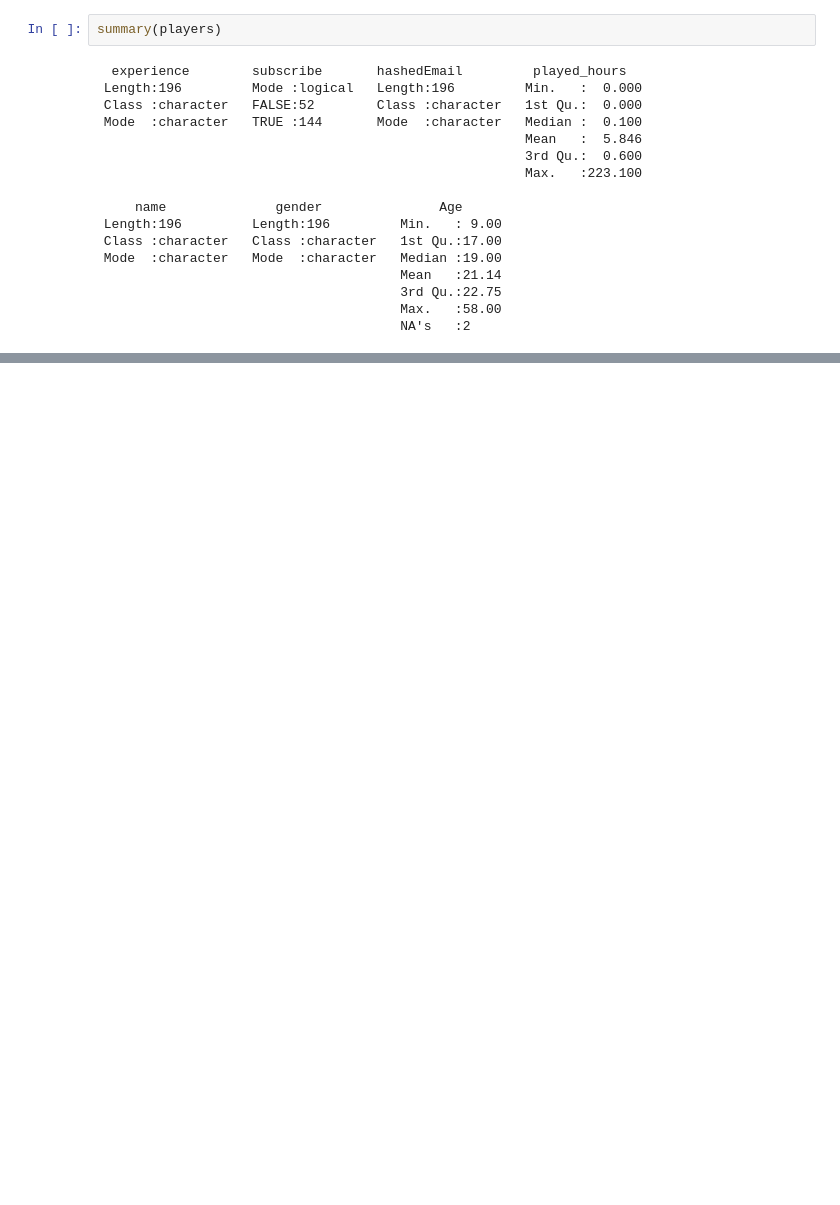
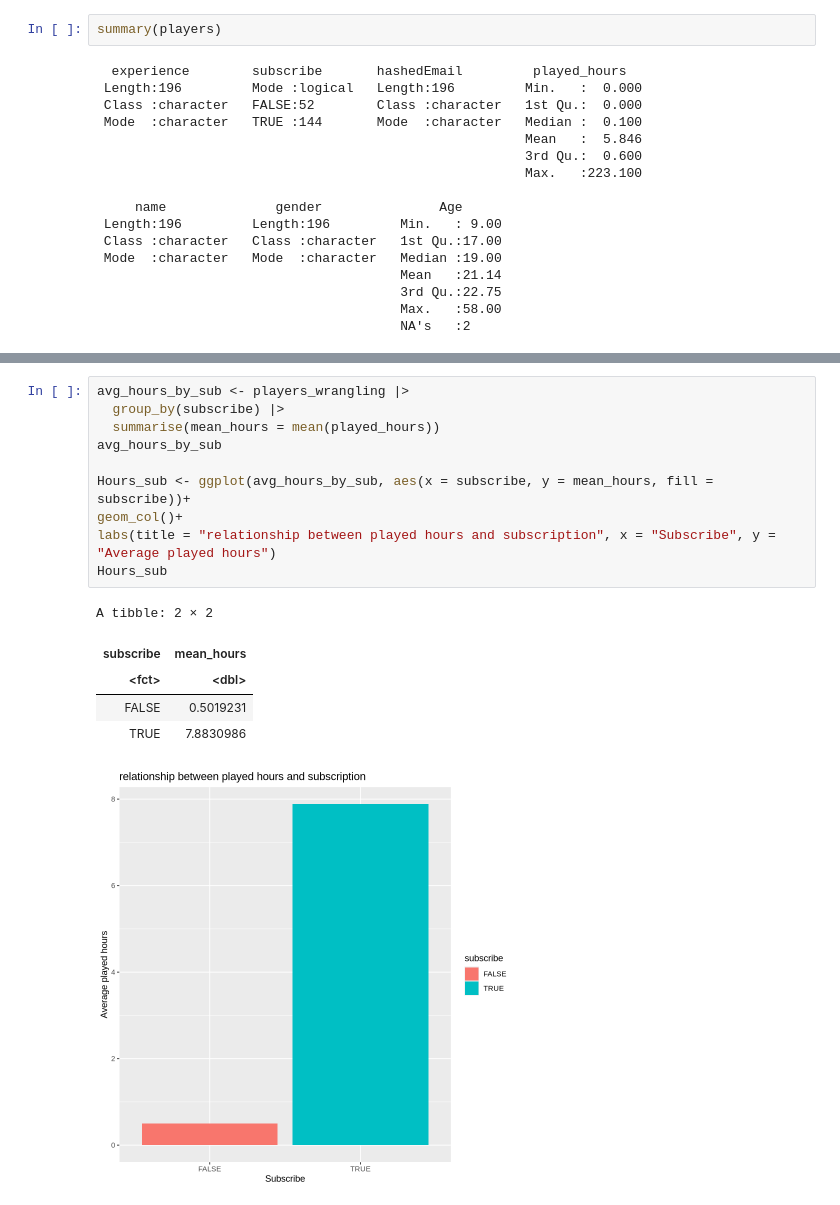
Before and after one commit to Jmmchai/individual-planning-stage, a Jupyter notebook: Individual project.ipynb, the cells around one changed output, grey strips where cells are left out. Cells and saved outputs as stored; diff of their text form; blank space fills up the shorter version.

```diff
--- a/Individual project.ipynb
+++ b/Individual project.ipynb
@@ -157,0 +150,17 @@ summary(sessions)
+# %%
+avg_hours_by_sub <- players_wrangling |>
+  group_by(subscribe) |>
+  summarise(mean_hours = mean(played_hours))
+avg_hours_by_sub
+
+Hours_sub <- ggplot(avg_hours_by_sub, aes(x = subscribe, y = mean_hours, fill = subscribe))+
+geom_col()+
+labs(title = "relationship between played hours and subscription", x = "Subscribe", y = "Average played hours")
+Hours_sub
+# %% [output]
+A tibble: 2 × 2
+| subscribe | mean_hours |
+| <fct> | <dbl> |
+| FALSE | 0.5019231 |
+| TRUE | 7.8830986 |
+[figure, added]
```
Also changed, not shown: parts of 22 cells of this notebook.
